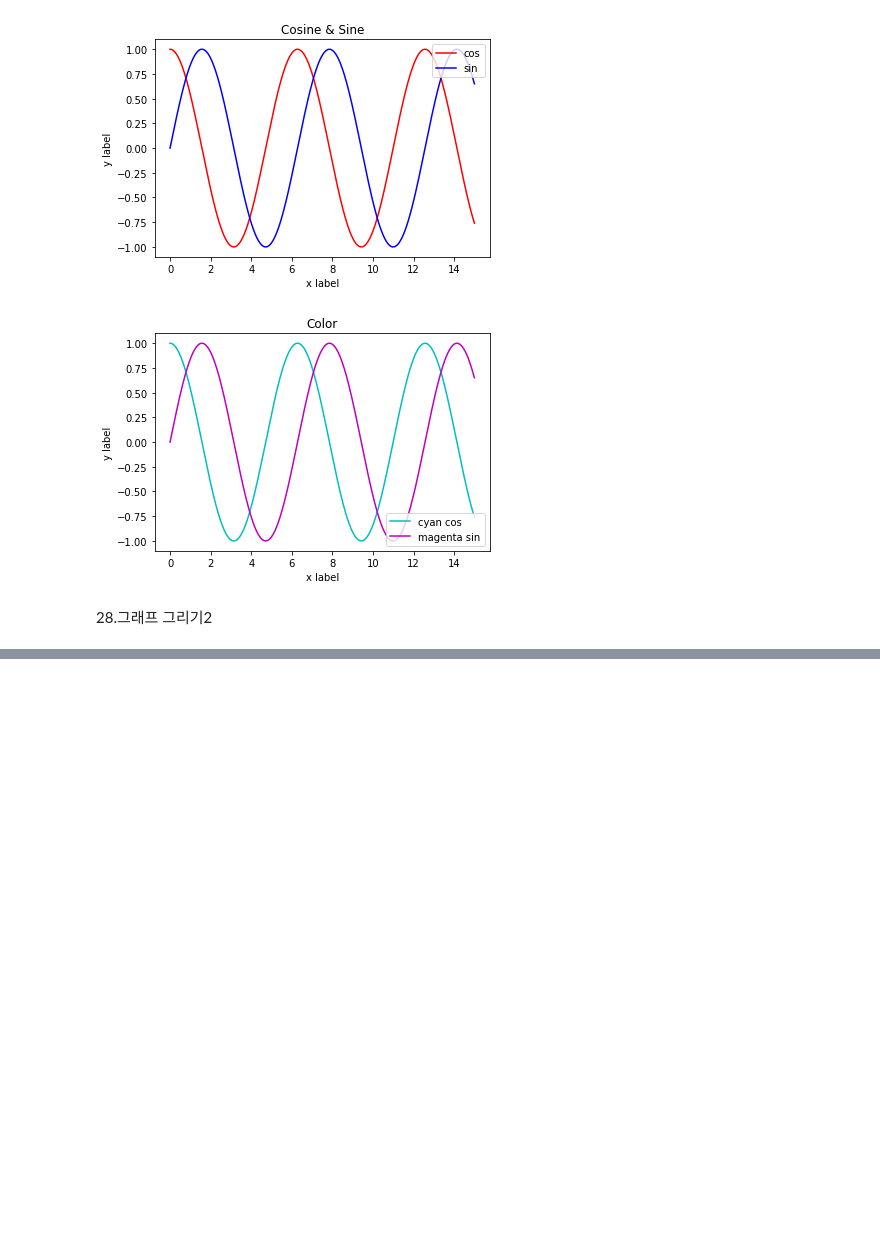
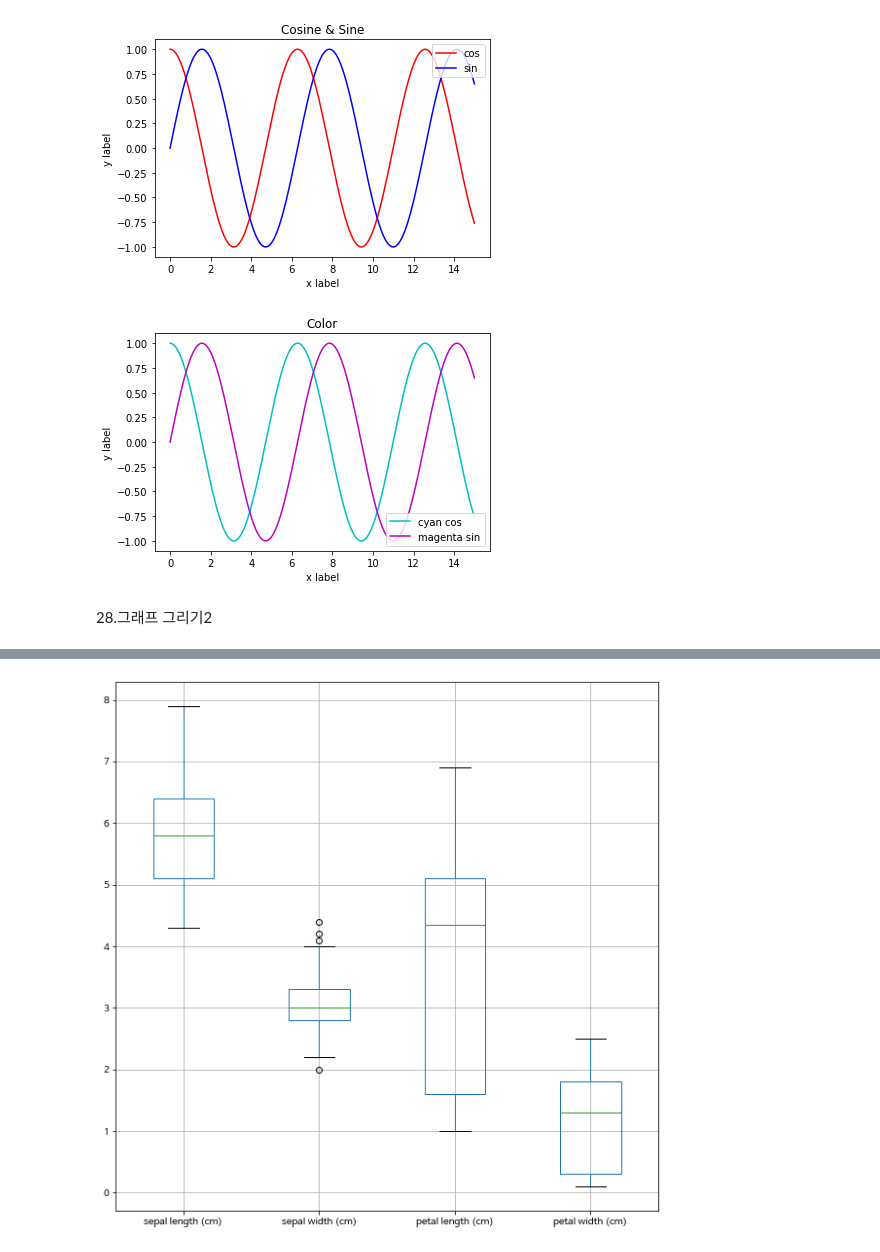
Before and after one commit to ha-yun/GSTEC, a Jupyter notebook: 210624.ipynb, the cells around one changed output, grey strips where cells are left out. Drawn from its saved outputs; the diff is of its cells as text; code cells hidden in the pictures; blank space fills up the shorter version.

```diff
--- a/210624.ipynb
+++ b/210624.ipynb
@@ -238,0 +251,3 @@ plt.show()
+# %%
+iris=load_iris()
+print(iris)
@@ -238,0 +272,4 @@ plt.show()
+# %%
+import pandas as pd
+df=pd.DataFrame(data=iris.data, columns=iris.feature_names)
+df.head()
@@ -238,0 +283,6 @@ plt.show()
+# %%
+plt.figure(figsize=(10,10))
+df.boxplot()
+plt.show()
+# %% [output]
+[figure, added]
```
Also changed, not shown: parts of 14 cells of this notebook.
